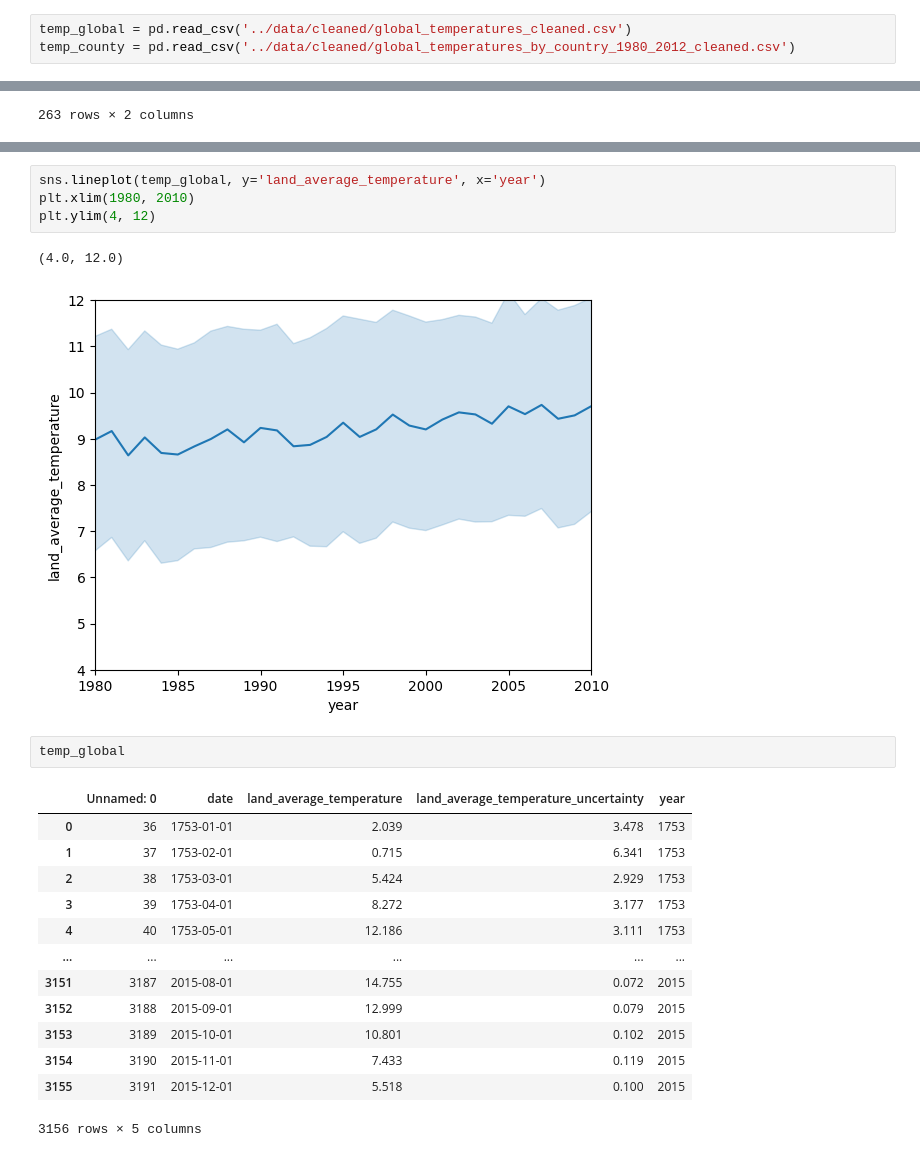
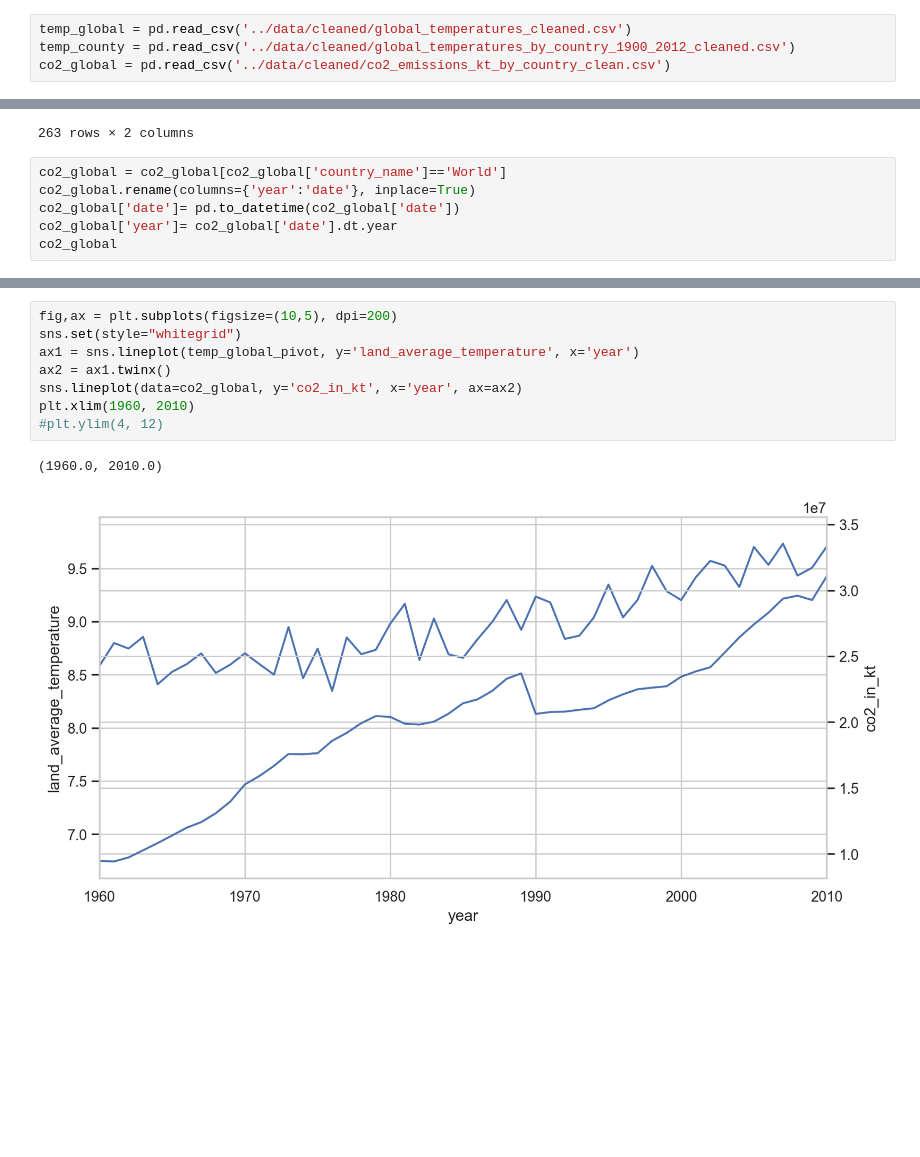
Before and after one commit to PatrickSchuetten/Climate_Change_Data_Exploration, a Jupyter notebook: notebooks/Question1.ipynb, the cells around one changed output, grey strips where cells are left out. Cells and saved outputs as stored; diff of their text form; blank space fills up the shorter version.

```diff
--- a/notebooks/Question1.ipynb
+++ b/notebooks/Question1.ipynb
@@ -6,7 +6,8 @@ import seaborn as sns
 import matplotlib.pyplot as plt
 # %%
 temp_global = pd.read_csv('../data/cleaned/global_temperatures_cleaned.csv')
-temp_county = pd.read_csv('../data/cleaned/global_temperatures_by_country_1980_2012_cleaned.csv')
+temp_county = pd.read_csv('../data/cleaned/global_temperatures_by_country_1900_2012_cleaned.csv')
+co2_global = pd.read_csv('../data/cleaned/co2_emissions_kt_by_country_clean.csv')
 # %%
 temp_global
 # %% [output]
@@ -142,3 +144,9 @@ temp_global_pivot
 | 261 | 2014 | 9.570667 |
 | 262 | 2015 | 9.831000 |
 263 rows × 2 columns
+# %%
+co2_global = co2_global[co2_global['country_name']=='World']
+co2_global.rename(columns={'year':'date'}, inplace=True)
+co2_global['date']= pd.to_datetime(co2_global['date'])
+co2_global['year']= co2_global['date'].dt.year
+co2_global
@@ -145,23 +171,11 @@ temp_global_pivot
 # %%
-sns.lineplot(temp_global, y='land_average_temperature', x='year')
-plt.xlim(1980, 2010)
-plt.ylim(4, 12)
+fig,ax = plt.subplots(figsize=(10,5), dpi=200)
+sns.set(style="whitegrid")
+ax1 = sns.lineplot(temp_global_pivot, y='land_average_temperature', x='year')
+ax2 = ax1.twinx()
+sns.lineplot(data=co2_global, y='co2_in_kt', x='year', ax=ax2)
+plt.xlim(1960, 2010)
+#plt.ylim(4, 12)
 # %% [output]
-(4.0, 12.0)
+(1960.0, 2010.0)
-[figure, old version]
+[figure, new version]
-# %%
-temp_global
-# %% [output]
-|  | Unnamed: 0 | date | land_average_temperature | land_average_temperature_uncertainty | year |
-| 0 | 36 | 1753-01-01 | 2.039 | 3.478 | 1753 |
-| 1 | 37 | 1753-02-01 | 0.715 | 6.341 | 1753 |
-| 2 | 38 | 1753-03-01 | 5.424 | 2.929 | 1753 |
-| 3 | 39 | 1753-04-01 | 8.272 | 3.177 | 1753 |
-| 4 | 40 | 1753-05-01 | 12.186 | 3.111 | 1753 |
-| ... | ... | ... | ... | ... | ... |
-| 3151 | 3187 | 2015-08-01 | 14.755 | 0.072 | 2015 |
-| 3152 | 3188 | 2015-09-01 | 12.999 | 0.079 | 2015 |
-| 3153 | 3189 | 2015-10-01 | 10.801 | 0.102 | 2015 |
-| 3154 | 3190 | 2015-11-01 | 7.433 | 0.119 | 2015 |
-| 3155 | 3191 | 2015-12-01 | 5.518 | 0.100 | 2015 |
-3156 rows × 5 columns
```
Also changed, not shown: parts of 7 cells of this notebook, 2 other files.
